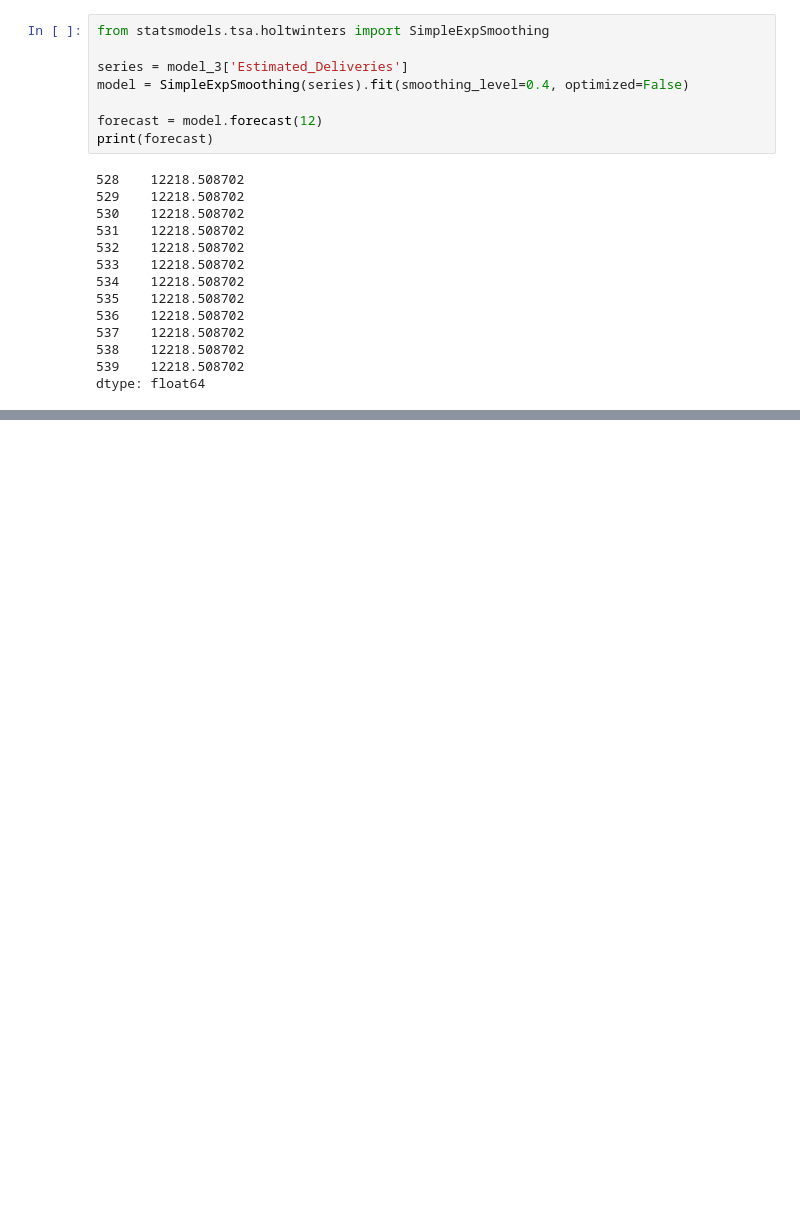
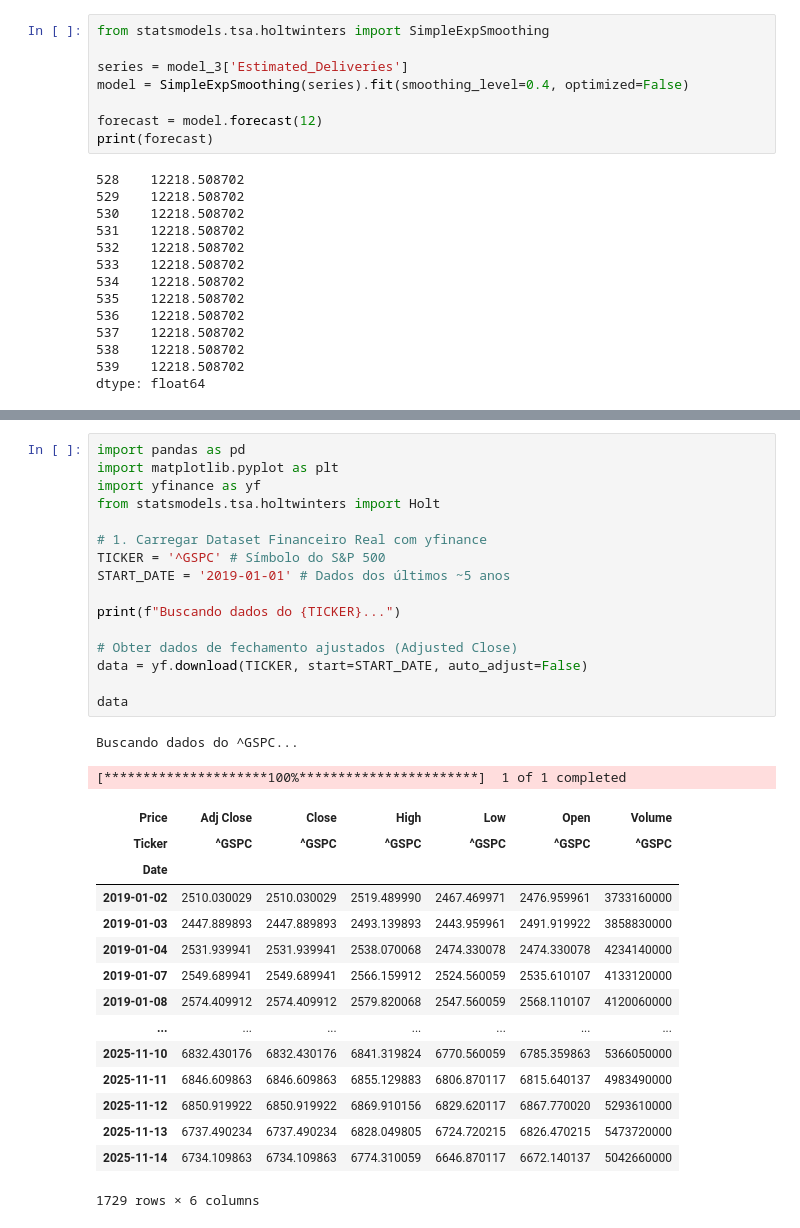
Before and after one commit to iagonmic/timeseries-econometrics-labs, a Jupyter notebook: questions/04_forecasting_methods.ipynb, the cells around one changed output, grey strips where cells are left out. Saved outputs shown, nothing was run; the diff lists cells and outputs as text; blank space fills up the shorter version.

```diff
--- a/questions/04_forecasting_methods.ipynb
+++ b/questions/04_forecasting_methods.ipynb
@@ -105,0 +207,34 @@ plt.show()
+# %%
+import pandas as pd
+import matplotlib.pyplot as plt
+import yfinance as yf
+from statsmodels.tsa.holtwinters import Holt
+
+# 1. Carregar Dataset Financeiro Real com yfinance
+TICKER = '^GSPC' # Símbolo do S&P 500
+START_DATE = '2019-01-01' # Dados dos últimos ~5 anos
+
+print(f"Buscando dados do {TICKER}...")
+
+# Obter dados de fechamento ajustados (Adjusted Close)
+data = yf.download(TICKER, start=START_DATE, auto_adjust=False)
+
+data
+# %% [output]
+Buscando dados do ^GSPC...
+[*********************100%***********************]  1 of 1 completed
+| Price | Adj Close | Close | High | Low | Open | Volume |
+| Ticker | ^GSPC | ^GSPC | ^GSPC | ^GSPC | ^GSPC | ^GSPC |
+| Date |  |  |  |  |  |  |
+| 2019-01-02 | 2510.030029 | 2510.030029 | 2519.489990 | 2467.469971 | 2476.959961 | 3733160000 |
+| 2019-01-03 | 2447.889893 | 2447.889893 | 2493.139893 | 2443.959961 | 2491.919922 | 3858830000 |
+| 2019-01-04 | 2531.939941 | 2531.939941 | 2538.070068 | 2474.330078 | 2474.330078 | 4234140000 |
+| 2019-01-07 | 2549.689941 | 2549.689941 | 2566.159912 | 2524.560059 | 2535.610107 | 4133120000 |
+| 2019-01-08 | 2574.409912 | 2574.409912 | 2579.820068 | 2547.560059 | 2568.110107 | 4120060000 |
+| ... | ... | ... | ... | ... | ... | ... |
+| 2025-11-10 | 6832.430176 | 6832.430176 | 6841.319824 | 6770.560059 | 6785.359863 | 5366050000 |
+| 2025-11-11 | 6846.609863 | 6846.609863 | 6855.129883 | 6806.870117 | 6815.640137 | 4983490000 |
+| 2025-11-12 | 6850.919922 | 6850.919922 | 6869.910156 | 6829.620117 | 6867.770020 | 5293610000 |
+| 2025-11-13 | 6737.490234 | 6737.490234 | 6828.049805 | 6724.720215 | 6826.470215 | 5473720000 |
+| 2025-11-14 | 6734.109863 | 6734.109863 | 6774.310059 | 6646.870117 | 6672.140137 | 5042660000 |
+1729 rows × 6 columns
```
Also changed, not shown: parts of 8 cells of this notebook, 1 other file.
